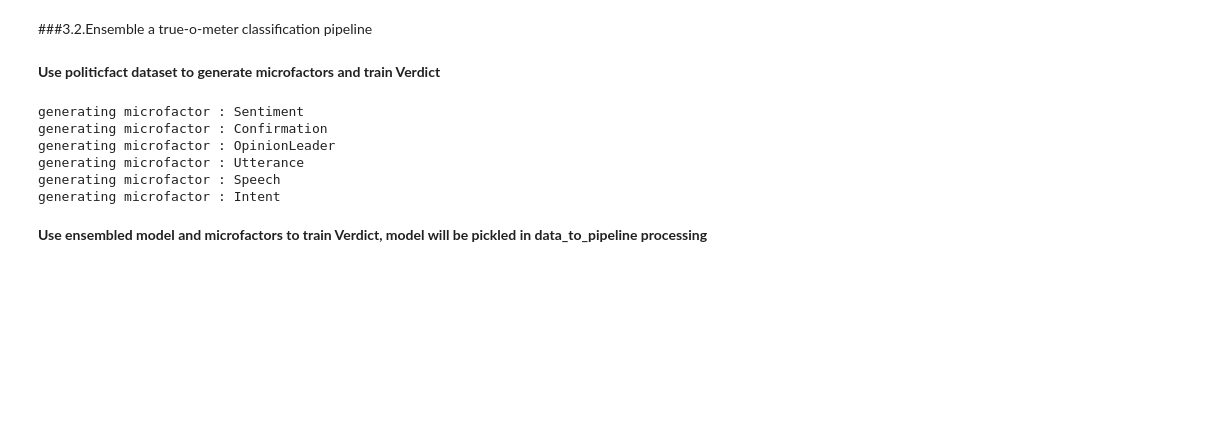
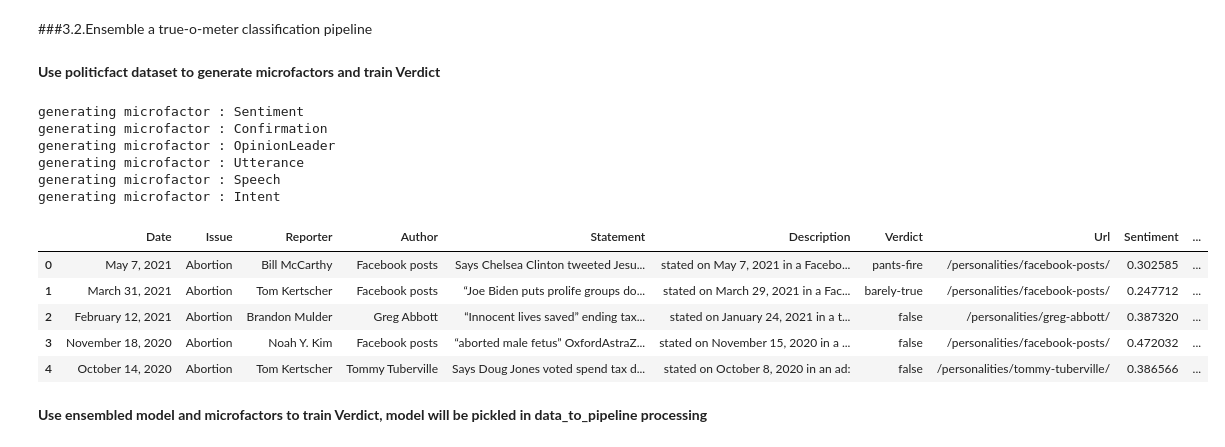
Before and after one commit to YuxingW/alternusvera-spring-2021, a Jupyter notebook: microfactor_training_pipeline.ipynb, the cells around one changed output. Drawn from its saved outputs; the diff is of its cells as text; code cells hidden in the pictures; blank space fills up the shorter version.

```diff
--- a/microfactor_training_pipeline.ipynb
+++ b/microfactor_training_pipeline.ipynb
@@ -521,6 +515,15 @@ generating microfactor : OpinionLeader
 generating microfactor : Utterance
 generating microfactor : Speech
 generating microfactor : Intent
+# %%
+df.head()
+# %% [output]
+|  | Date | Issue | Reporter | Author | Statement | Description | Verdict | Url | Sentiment | ... |
+| 0 | May 7, 2021 | Abortion | Bill McCarthy | Facebook posts | Says Chelsea Clinton tweeted Jesu... | stated on May 7, 2021 in a Facebo... | pants-fire | /personalities/facebook-posts/ | 0.302585 | ... |
+| 1 | March 31, 2021 | Abortion | Tom Kertscher | Facebook posts | “Joe Biden puts prolife groups do... | stated on March 29, 2021 in a Fac... | barely-true | /personalities/facebook-posts/ | 0.247712 | ... |
+| 2 | February 12, 2021 | Abortion | Brandon Mulder | Greg Abbott | “Innocent lives saved” ending tax... | stated on January 24, 2021 in a t... | false | /personalities/greg-abbott/ | 0.387320 | ... |
+| 3 | November 18, 2020 | Abortion | Noah Y. Kim | Facebook posts | “aborted male fetus” OxfordAstraZ... | stated on November 15, 2020 in a ... | false | /personalities/facebook-posts/ | 0.472032 | ... |
+| 4 | October 14, 2020 | Abortion | Tom Kertscher | Tommy Tuberville | Says Doug Jones voted spend tax d... | stated on October 8, 2020 in an ad: | false | /personalities/tommy-tuberville/ | 0.386566 | ... |
 # %% [markdown]
 **Use ensembled model and microfactors to train Verdict, model will be pickled in data_to_pipeline processing**
 # %%
```
Also changed, not shown: parts of 24 cells of this notebook.
